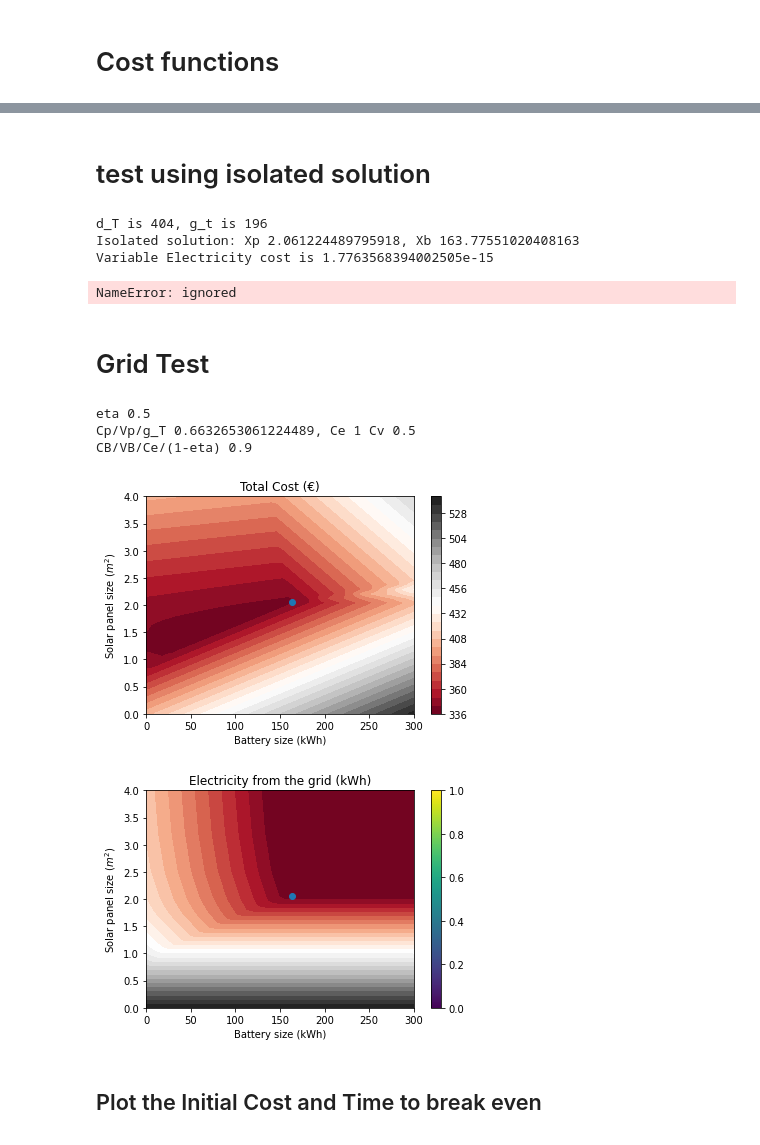
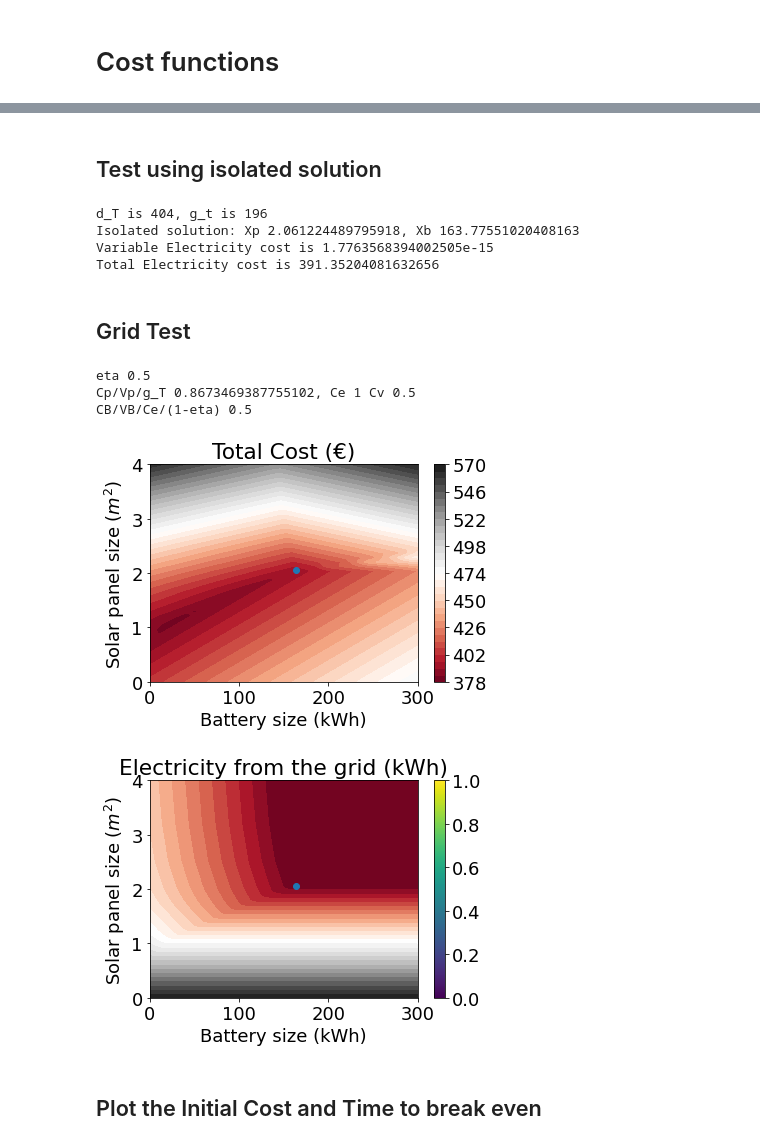
Before and after one commit to albertopastormr/pv-design-optimization, a Jupyter notebook: solar_optimum.ipynb, the cells around one changed output, grey strips where cells are left out. Saved outputs shown, nothing was run; the diff lists cells and outputs as text; code cells hidden in the pictures.

```diff
--- a/solar_optimum.ipynb
+++ b/solar_optimum.ipynb
@@ -146,6 +143,8 @@ plt.show()
 # %% [markdown]
-# test using isolated solution
+## Test using isolated solution
 # %%
+Cb, Vb, Cp, Vp = 0.25,1,170,1 # the good numbers, do not touch
+
 dt = sum(demand)
 gt = sum(irradiance)
 print(f'd_T is {dt}, g_t is {gt}')
@@ -157,8 +156,6 @@ for i in range(N):
   qn = qn + Xp_iso*irradiance[i] - demand[i]
   q.append(qn)
 
-Xp = 0
-Xb = 300
 Xb_iso = max(q)-min(q)
 qinit_iso = -min(q)
 qinit = qinit_iso
@@ -171,58 +168,54 @@ print(f'Total Electricity cost is {cost_iso}')
 d_T is 404, g_t is 196
 Isolated solution: Xp 2.061224489795918, Xb 163.77551020408163
 Variable Electricity cost is 1.7763568394002505e-15
+Total Electricity cost is 391.35204081632656
-NameError: ignored
 # %% [markdown]
-# Grid Test
+## Grid Test
 # %%
 Xbv = np.linspace(0,300,50).tolist()
 Xpv = np.linspace(0,4,50).tolist()
 Cb, Vb, Cp, Vp = 0.25,1,170,1 # the good numbers, do not touch
-Cb, Vb, Cp, Vp = 0.45,1,130,1 # the good numbers, do not touch
+#Cb, Vb, Cp, Vp = 0.45,1,130,1 # the good numbers, do not touch
 
 #Cb, Vb, Cp, Vp = 0.01,1,100,1
-
 
 xi_P = Cp/Vp/gt
 eta = Cv/Ce
 print(f'eta {eta}')
-
-
 
 print(f'Cp/Vp/g_T {xi_P}, Ce {Ce} Cv {Cv}')
 print(f'CB/VB/Ce/(1-eta) {Cb/Vb/Ce/(1-eta)}')
 
 cost_grid = np.zeros([len(Xbv),len(Xpv)])
 rcost_grid = np.zeros([len(Xbv),len(Xpv)])
 for i,Xb in enumerate(Xbv):
   for j,Xp in enumerate(Xpv):
     qinit = qinit_iso # Xb/2
-    #qinit = qinit_iso*Xb/Xb_iso
     cost_grid[j,i],rcost_grid[j,i] = total_cost(Xp,Xb,irradiance, demand, N, Ce, Cv, qinit, Cb, Vb, Cp, Vp)
 
 plt.figure()
 plt.contourf(Xbv, Xpv, cost_grid, 30, cmap='RdGy')
 plt.xlabel('Battery size (kWh)')
 plt.ylabel('Solar panel size ($m^2$)')
 plt.title('Total Cost (€)')
 plt.colorbar(cmap='RdGy')
 plt.scatter(Xb_iso,Xp_iso)
 plt.savefig('xbxp_contour.pdf', bbox_inches='tight')
 
 plt.figure()
 plt.contourf(Xbv, Xpv, rcost_grid, 30, cmap='RdGy')
 plt.scatter(Xb_iso,Xp_iso)
 plt.xlabel('Battery size (kWh)')
 plt.ylabel('Solar panel size ($m^2$)')
 plt.title('Electricity from the grid (kWh)')
 plt.colorbar(cmap='RdGy')
 plt.savefig('xbxp_rcontour.pdf', bbox_inches='tight')
 # %% [output]
 eta 0.5
-Cp/Vp/g_T 0.6632653061224489, Ce 1 Cv 0.5
-CB/VB/Ce/(1-eta) 0.9
+Cp/Vp/g_T 0.8673469387755102, Ce 1 Cv 0.5
+CB/VB/Ce/(1-eta) 0.5
-[figure, old version]
+[figure, new version]
-[figure, old version]
+[figure, new version]
 # %% [markdown]
 ## Plot the Initial Cost and Time to break even
 # %%
```
Also changed, not shown: parts of 49 cells of this notebook.
